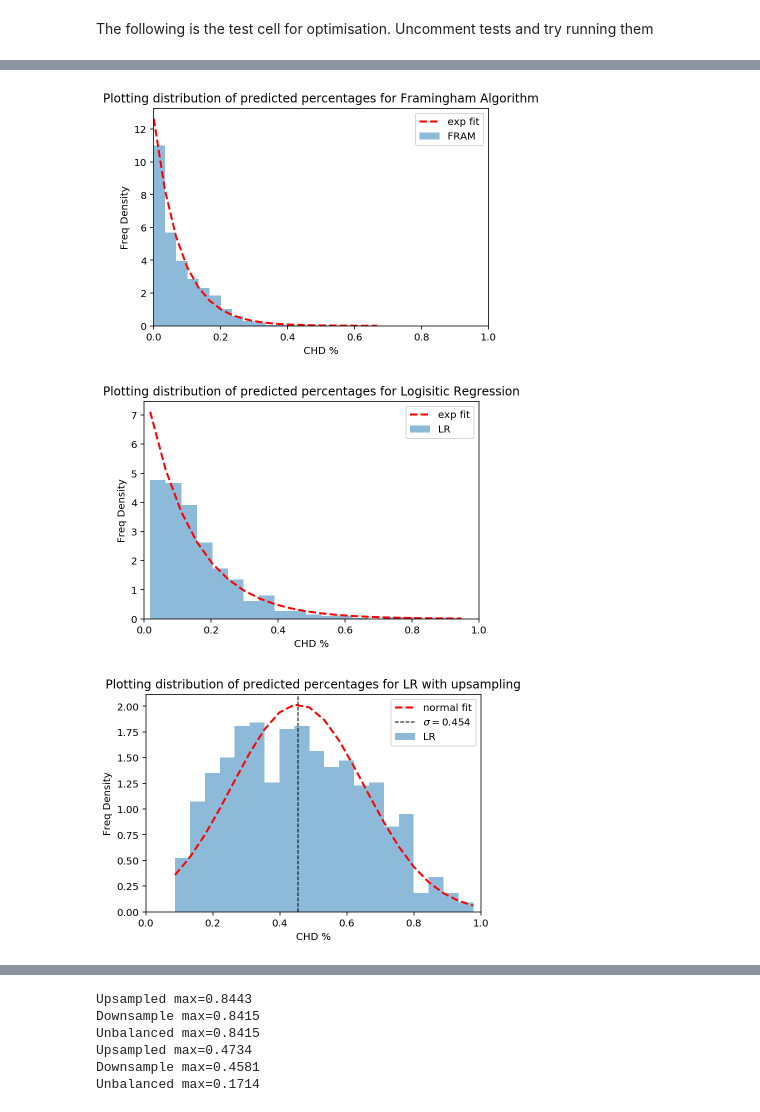
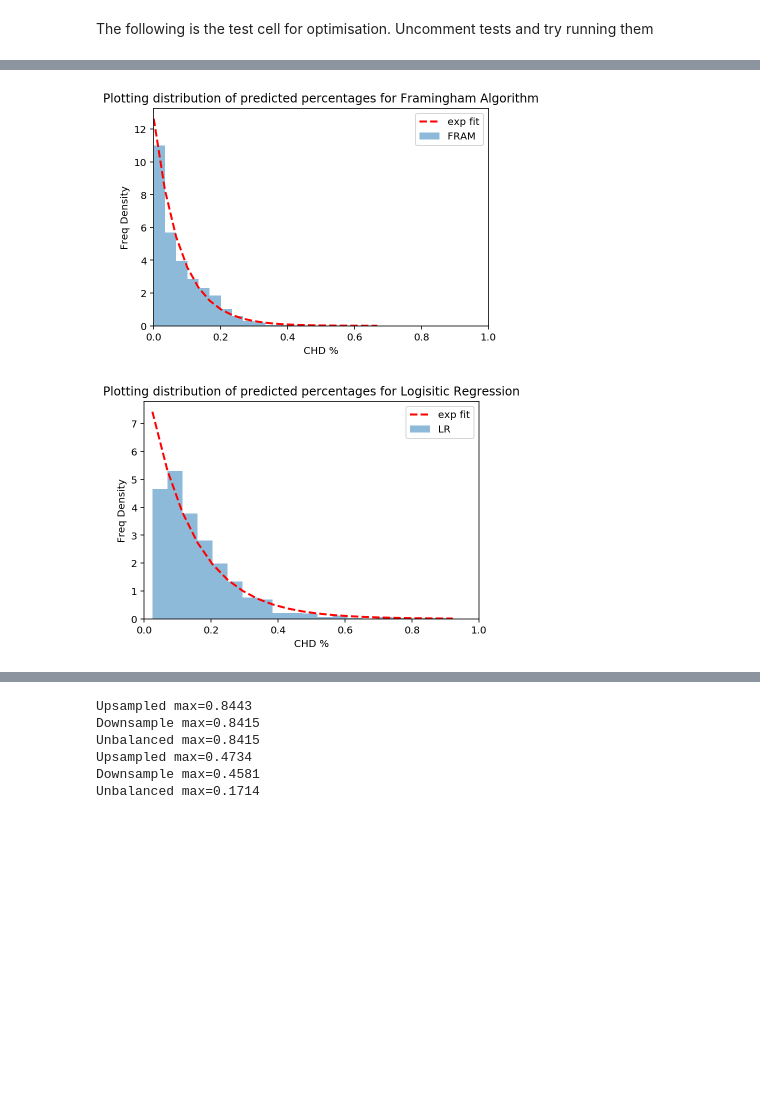
Before and after one commit to ljhowell/machine-learning_CHD, a Jupyter notebook: Optimisation_LR.ipynb, the cells around one changed output, grey strips where cells are left out. Cells and saved outputs as stored; diff of their text form; code cells hidden in the pictures; blank space fills up the shorter version.

```diff
--- a/Optimisation_LR.ipynb
+++ b/Optimisation_LR.ipynb
@@ -526,43 +565,42 @@ def t_plot_hist(y_pred,label,n_bins=20,fit=None):
 ########################## Test conditions
 dataset_t = pp.chose_features(dataset_c, features=features)
 dataset_t = pp.drop_missing(dataset_t) # drop missing rows
-dataset_t = pp.scale_data(dataset_t)
+# dataset_t = pp.scale_data(dataset_t)
 ##########################
 
 #No resampling
 X_train, X_test, y_train, y_test = pp.split_data(dataset_t) # split dataset
 
 plt.figure()
 plt.title('Plotting distribution of predicted percentages for Framingham Algorithm')
 y_pred = df_fram['fram_percent'].values/100
 t_plot_hist(y_pred,label='FRAM',fit='exp')
 
 plt.figure()
 plt.title('Plotting distribution of predicted percentages for Logisitic Regression')
 y_pred = log_regressor(X_train, y_train).predict_proba(X_test)
 t_plot_hist(y_pred[:,1],label='LR', fit = 'exp')
 
 # plt.figure()
 # plt.title('Plotting distribution of predicted percentages for K Neighbours')
 # y_pred = k_neighbors(X_train, y_train).predict_proba(X_test)
 # t_plot_hist(y_pred[:,1],label='KN')
 
 # plt.figure()
 # plt.title('Plotting distribution of predicted percentages for SVM')
 # y_pred = support_vector_m(X_train, y_train).predict_proba(X_test)
 # t_plot_hist(y_pred[:,1],label='SVM')
 
 #with resampling
 
-train, test = pp.split_data(dataset_t,split_dep_var=False)
-train = pp.upsample(train,v=0)
-X_train, y_train = pp.split_dep_var(train); X_test, y_test = pp.split_dep_var(test)
+# train, test = pp.split_data(dataset_t,split_dep_var=False)
+# train = pp.upsample(train,v=0)
+# X_train, y_train = pp.split_dep_var(train); X_test, y_test = pp.split_dep_var(test)
 
-plt.figure()
-plt.title('Plotting distribution of predicted percentages for LR with upsampling')
-y_pred = log_regressor(X_train, y_train).predict_proba(X_test)
-t_plot_hist(y_pred[:,1],label='LR',fit = 'norm')
+# plt.figure()
+# plt.title('Plotting distribution of predicted percentages for LR with upsampling')
+# y_pred = log_regressor(X_train, y_train).predict_proba(X_test)
+# t_plot_hist(y_pred[:,1],label='LR',fit = 'norm')
 # %% [output]
 [figure]
-[figure, old version]
+[figure, new version]
-[figure, removed]
```
Also changed, not shown: parts of 14 cells of this notebook, 1 other file.
